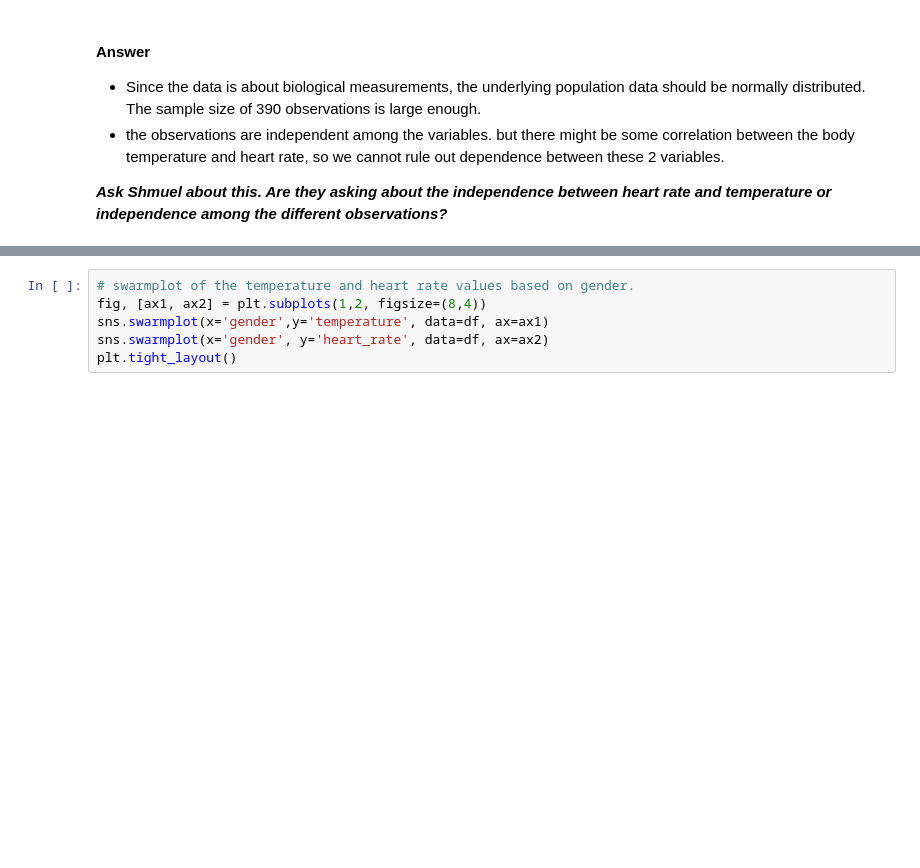
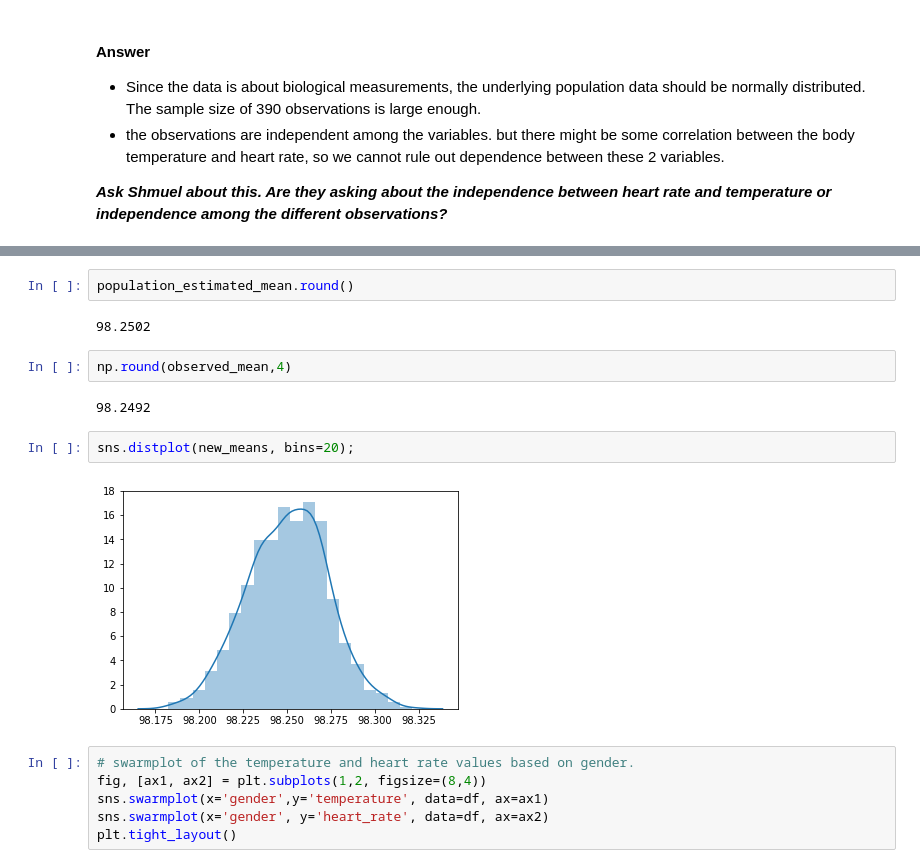
Before and after one commit to anoushavan/Exercises, a Jupyter notebook: EDA_human_temperature/sliderule_dsi_inferential_statistics_exercise_1.ipynb, the cells around one changed output, grey strips where cells are left out. Cells and saved outputs as stored; diff of their text form; blank space fills up the shorter version.

```diff
--- a/EDA_human_temperature/sliderule_dsi_inferential_statistics_exercise_1.ipynb
+++ b/EDA_human_temperature/sliderule_dsi_inferential_statistics_exercise_1.ipynb
@@ -162,3 +244,15 @@ Data seem approximately normally distributed. However, both body temperature and
+# %%
+population_estimated_mean.round()
+# %% [output]
+98.2502
+# %%
+np.round(observed_mean,4)
+# %% [output]
+98.2492
+# %%
+sns.distplot(new_means, bins=20);
+# %% [output]
+[figure, added]
 # %%
 # swarmplot of the temperature and heart rate values based on gender.
 fig, [ax1, ax2] = plt.subplots(1,2, figsize=(8,4))
```
Also changed, not shown: parts of 18 cells of this notebook.
